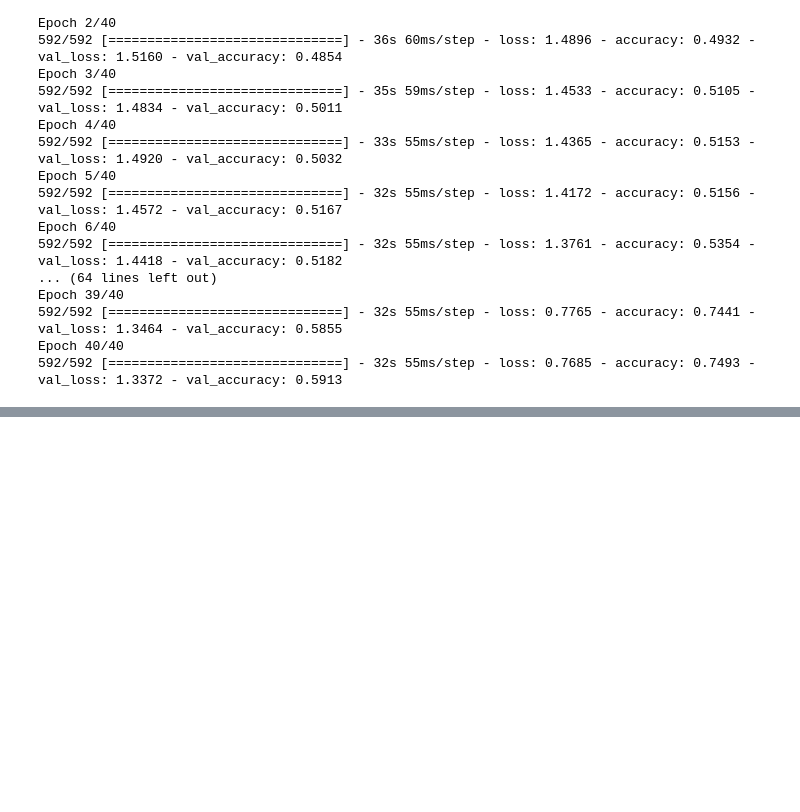
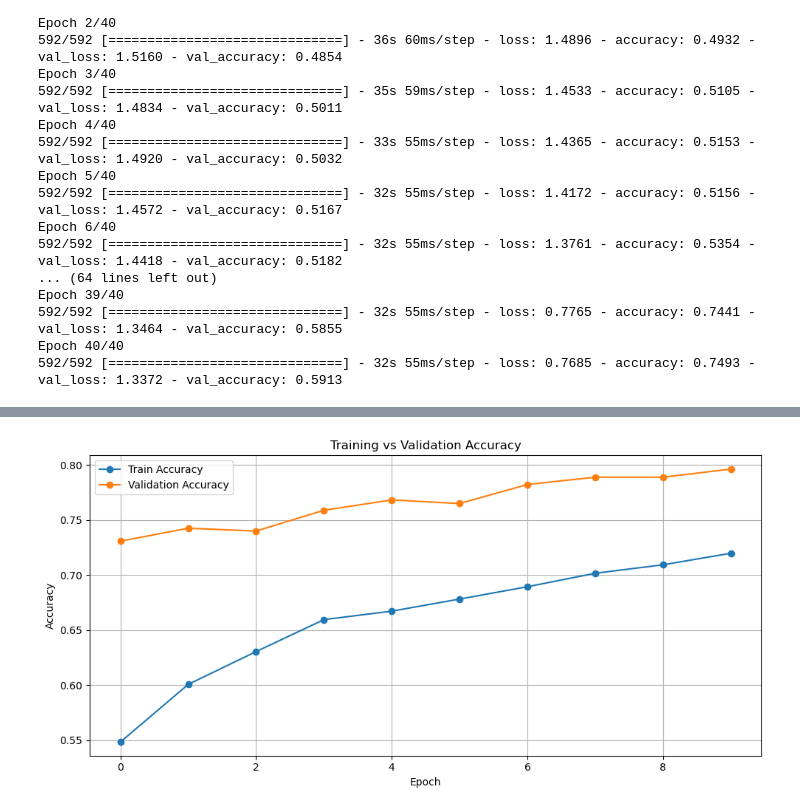
Before and after one commit to JomariIGL/CPE-313, a Jupyter notebook: HOA 7.2/hoa7.2.ipynb, the cells around one changed output, grey strips where cells are left out. Saved outputs shown, nothing was run; the diff lists cells and outputs as text; code cells hidden in the pictures; blank space fills up the shorter version.

```diff
--- a/HOA 7.2/hoa7.2.ipynb
+++ b/HOA 7.2/hoa7.2.ipynb
@@ -693,0 +722,26 @@ Macro-Average AUC: 0.9066
+# %%
+base_model = MobileNetV2(
+    weights='imagenet',
+    include_top=False,
+    input_shape=(224, 224, 3)
+)
+
+base_model.trainable = False
+
+
+model = models.Sequential([
+    data_augmentation,
+    base_model,
+
+    layers.GlobalAveragePooling2D(),
+
+    layers.Dense(512, activation='relu',kernel_regularizer=tf.keras.regularizers.l2(0.001)),
+    #layers.BatchNormalization(),
+    layers.Dropout(0.4),
+
+    layers.Dense(256, activation='relu',kernel_regularizer=tf.keras.regularizers.l2(0.001)),
+    #layers.BatchNormalization(),
+    layers.Dropout(0.3),
+
+    layers.Dense(10, activation='softmax')
+])
@@ -693,0 +754,7 @@ Macro-Average AUC: 0.9066
+# %%
+history3 = model.fit(
+    train_ds,
+    validation_data=val_ds,
+    epochs=10,
+    callbacks=[early_stop, checkpoint, reduce_lr]
+)
@@ -693,0 +780,14 @@ Macro-Average AUC: 0.9066
+# %%
+plt.figure(figsize=(10, 5))
+plt.plot(history3.history['accuracy'],     label='Train Accuracy',      marker='o')
+plt.plot(history3.history['val_accuracy'], label='Validation Accuracy',  marker='o')
+plt.title('Training vs Validation Accuracy')
+plt.xlabel('Epoch')
+plt.ylabel('Accuracy')
+plt.legend()
+plt.grid(True)
+plt.tight_layout()
+#plt.savefig('accuracy_plot.png', dpi=150)
+plt.show()
+# %% [output]
+[figure, added]
```
Also changed, not shown: parts of 26 cells of this notebook, 6 other files.
